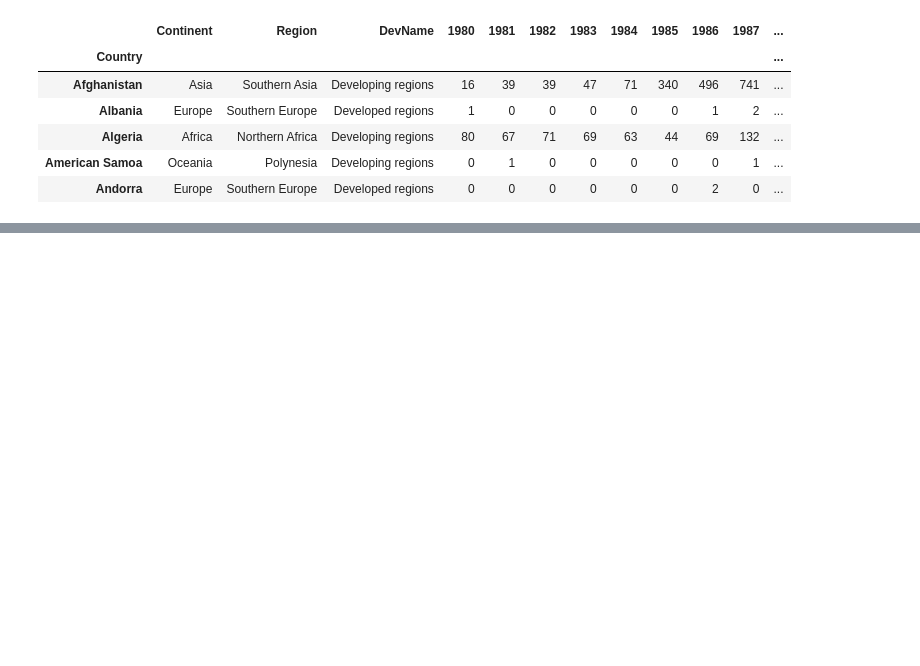
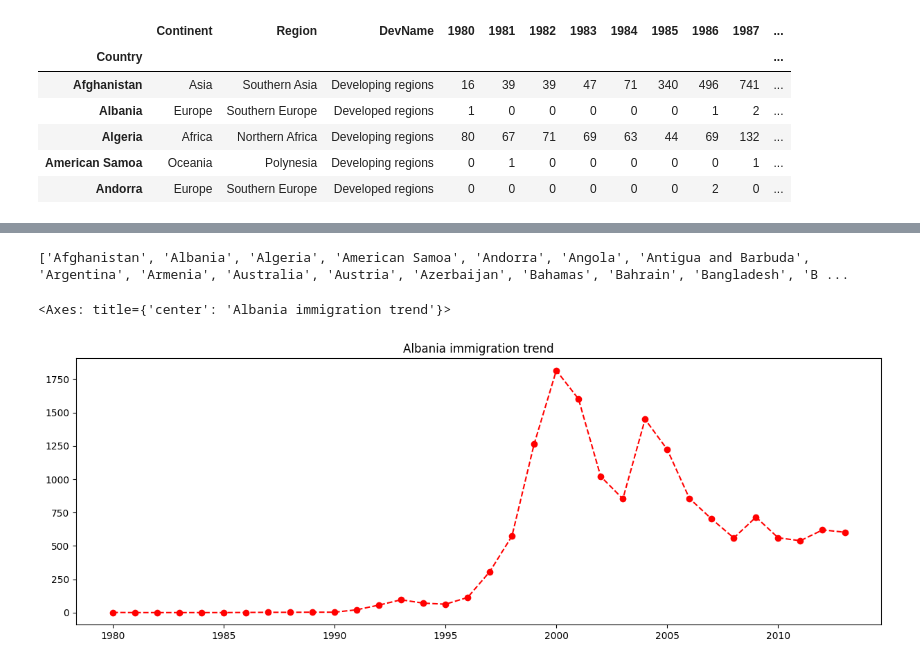
Before and after one commit to Amjadali168/2023-SEP--PY-DS, a Jupyter notebook: data analysis/immigration_analysis.ipynb, the cells around one changed output, grey strips where cells are left out. Drawn from its saved outputs; the diff is of its cells as text; code cells hidden in the pictures; blank space fills up the shorter version.

Commit message:
Canada file immigration

```diff
--- a/data analysis/immigration_analysis.ipynb
+++ b/data analysis/immigration_analysis.ipynb
@@ -181,0 +188,10 @@ df.head()
+# %%
+print(df.index.tolist())
+# %% [output]
+['Afghanistan', 'Albania', 'Algeria', 'American Samoa', 'Andorra', 'Angola', 'Antigua and Barbuda', 'Argentina', 'Armenia', 'Australia', 'Austria', 'Azerbaijan', 'Bahamas', 'Bahrain', 'Bangladesh', 'B ...
+# %%
+df.loc['Albania', years].plot(figsize=(15,5),
+                                title= "Albania immigration trend", style='ro--')
+# %% [output]
+<Axes: title={'center': 'Albania immigration trend'}>
+[figure, added]
```
Also changed, not shown: parts of 1 cell of this notebook.
